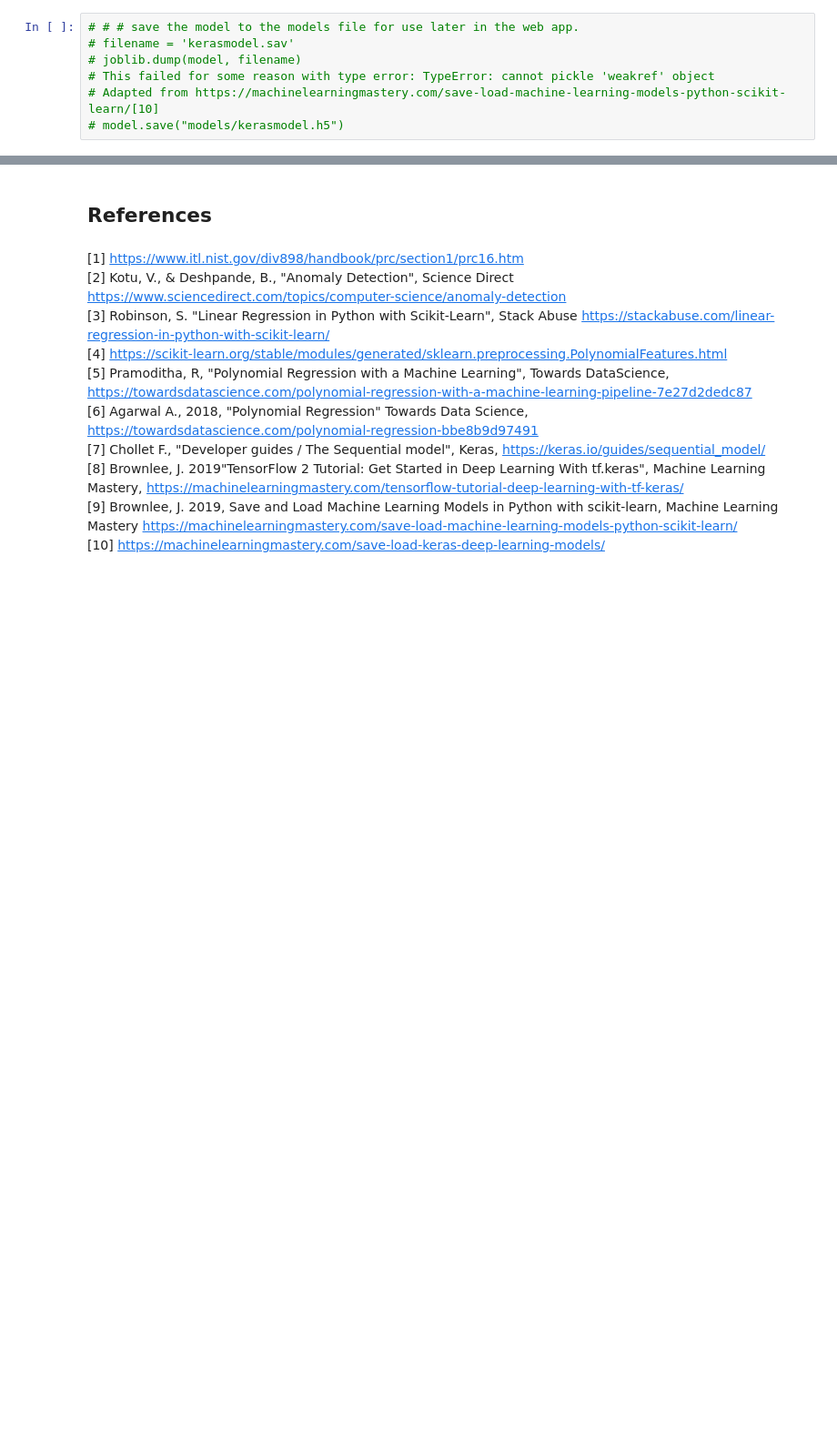
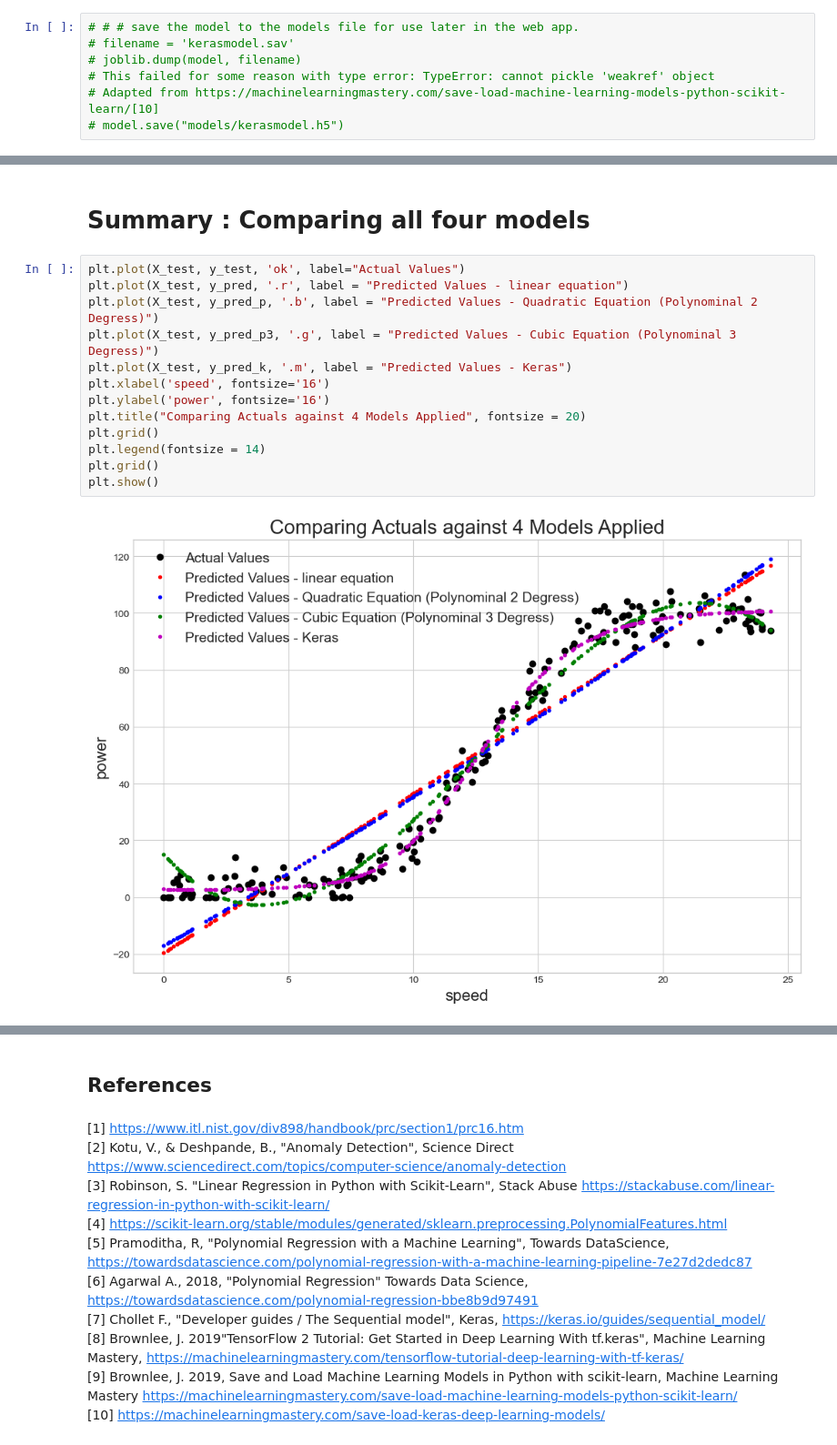
Before and after one commit to fionaoriordan/MLS_Project, a Jupyter notebook: projectmodels.ipynb, the cells around one changed output, grey strips where cells are left out. Shown at 91% size. Drawn from its saved outputs; the diff is of its cells as text; blank space fills up the shorter version.

```diff
--- a/projectmodels.ipynb
+++ b/projectmodels.ipynb
@@ -700,0 +726,17 @@ plt.show
+# %% [markdown]
+# Summary : Comparing all four models
+# %%
+plt.plot(X_test, y_test, 'ok', label="Actual Values")
+plt.plot(X_test, y_pred, '.r', label = "Predicted Values - linear equation")
+plt.plot(X_test, y_pred_p, '.b', label = "Predicted Values - Quadratic Equation (Polynominal 2 Degress)")
+plt.plot(X_test, y_pred_p3, '.g', label = "Predicted Values - Cubic Equation (Polynominal 3 Degress)")
+plt.plot(X_test, y_pred_k, '.m', label = "Predicted Values - Keras")
+plt.xlabel('speed', fontsize='16')
+plt.ylabel('power', fontsize='16')
+plt.title("Comparing Actuals against 4 Models Applied", fontsize = 20)
+plt.grid()
+plt.legend(fontsize = 14)
+plt.grid()
+plt.show()
+# %% [output]
+[figure, added]
```
Also changed, not shown: parts of 33 cells of this notebook, 1 other file.
